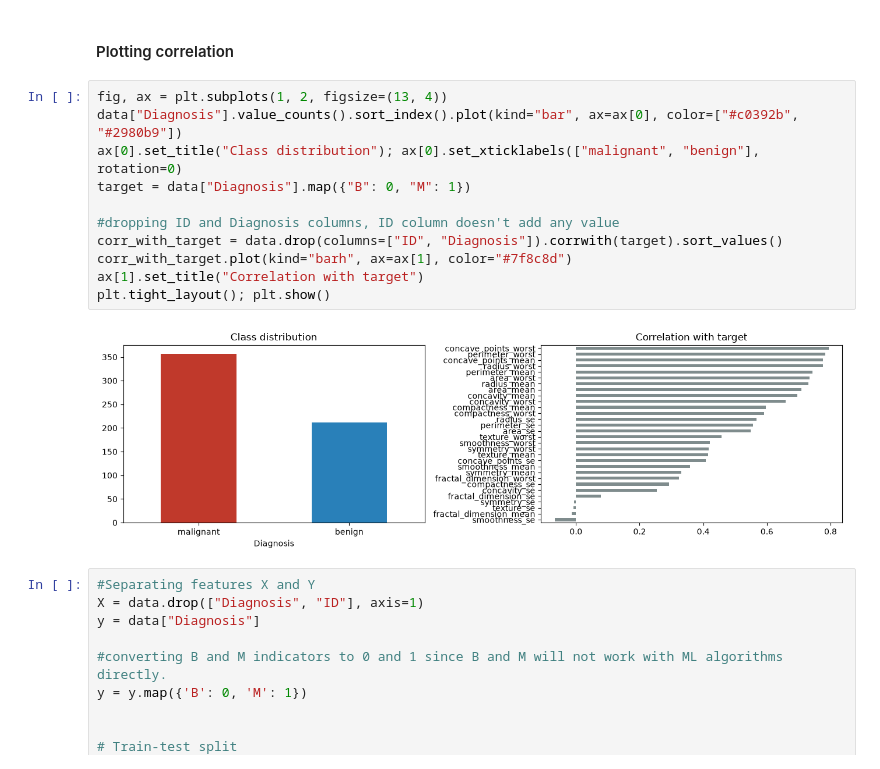
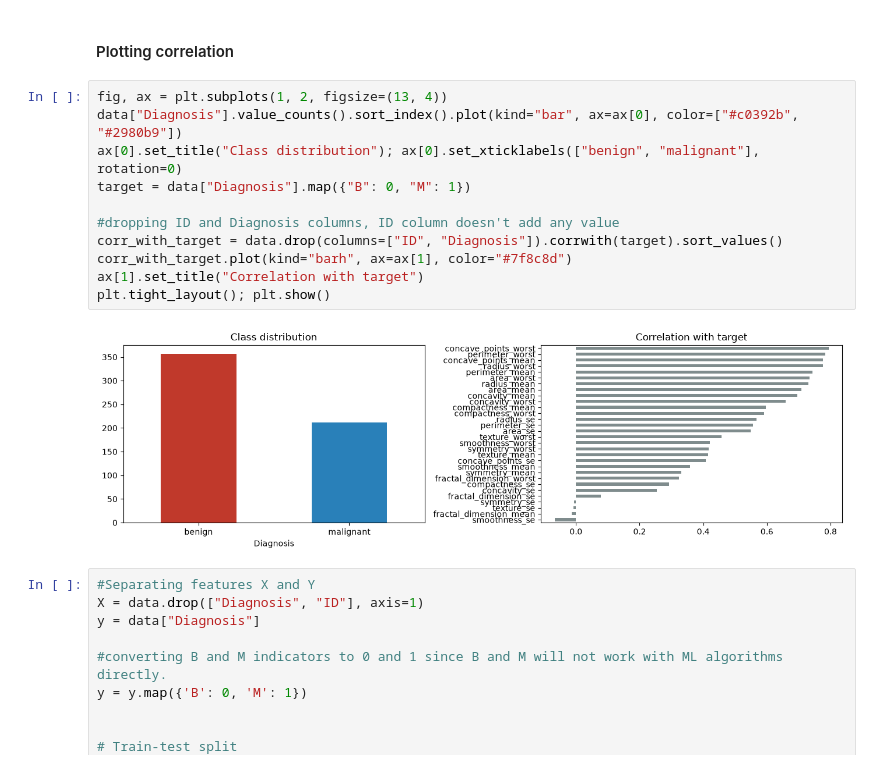
Before and after one commit to tejasviadiga/ml_classification_models, a Jupyter notebook: ml_assignment_2.ipynb, the cells around one changed output. Cells and saved outputs as stored; diff of their text form.

```diff
--- a/ml_assignment_2.ipynb
+++ b/ml_assignment_2.ipynb
@@ -156,16 +156,16 @@ Name: count, dtype: int64
 # %%
 fig, ax = plt.subplots(1, 2, figsize=(13, 4))
 data["Diagnosis"].value_counts().sort_index().plot(kind="bar", ax=ax[0], color=["#c0392b", "#2980b9"])
-ax[0].set_title("Class distribution"); ax[0].set_xticklabels(["malignant", "benign"], rotation=0)
+ax[0].set_title("Class distribution"); ax[0].set_xticklabels(["benign", "malignant"], rotation=0)
 target = data["Diagnosis"].map({"B": 0, "M": 1})
 
 #dropping ID and Diagnosis columns, ID column doesn't add any value
 corr_with_target = data.drop(columns=["ID", "Diagnosis"]).corrwith(target).sort_values()
 corr_with_target.plot(kind="barh", ax=ax[1], color="#7f8c8d")
 ax[1].set_title("Correlation with target")
 plt.tight_layout(); plt.show()
 # %% [output]
-[figure, old version]
+[figure, new version]
 # %%
 #Separating features X and Y
 X = data.drop(["Diagnosis", "ID"], axis=1)
```
Also changed, not shown: parts of 1 cell of this notebook, 1 other file.
